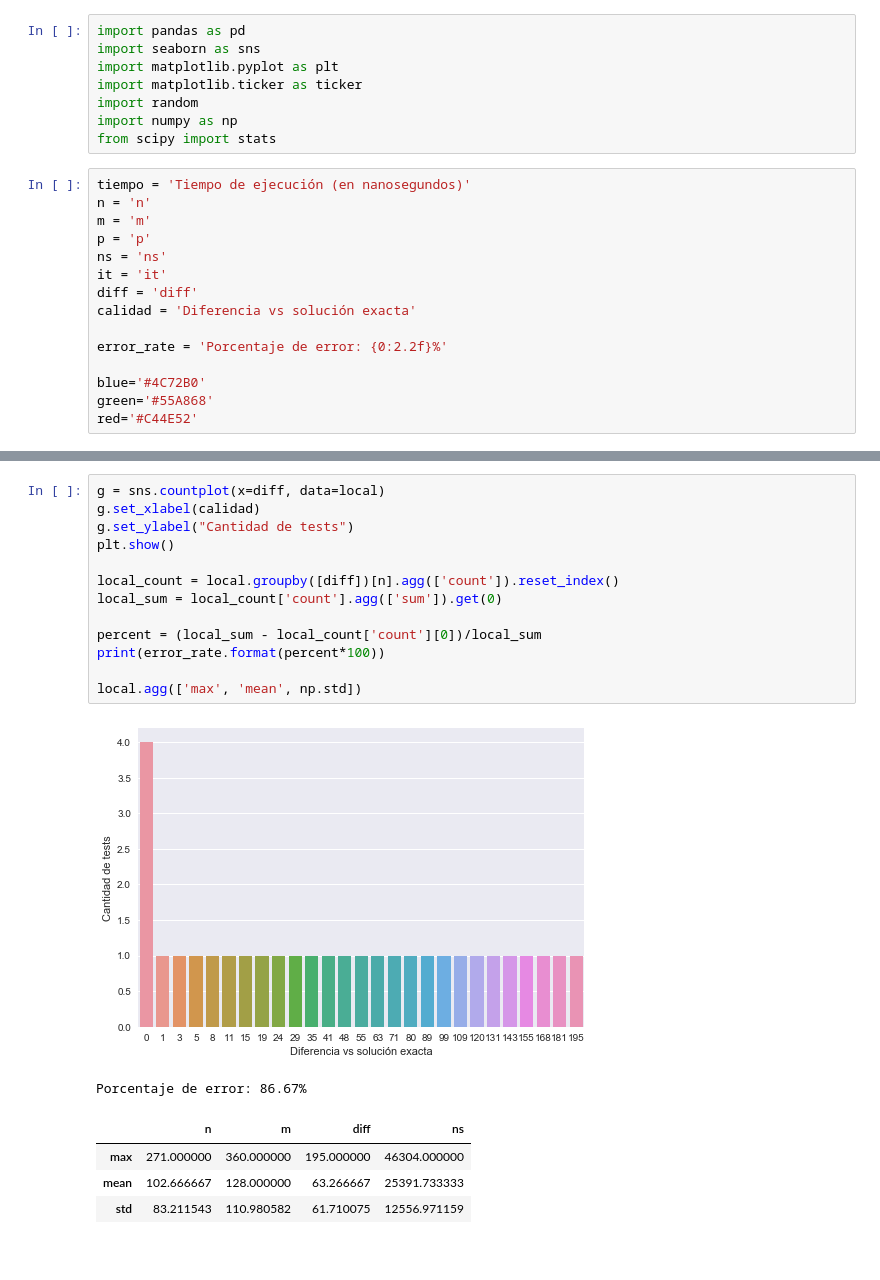
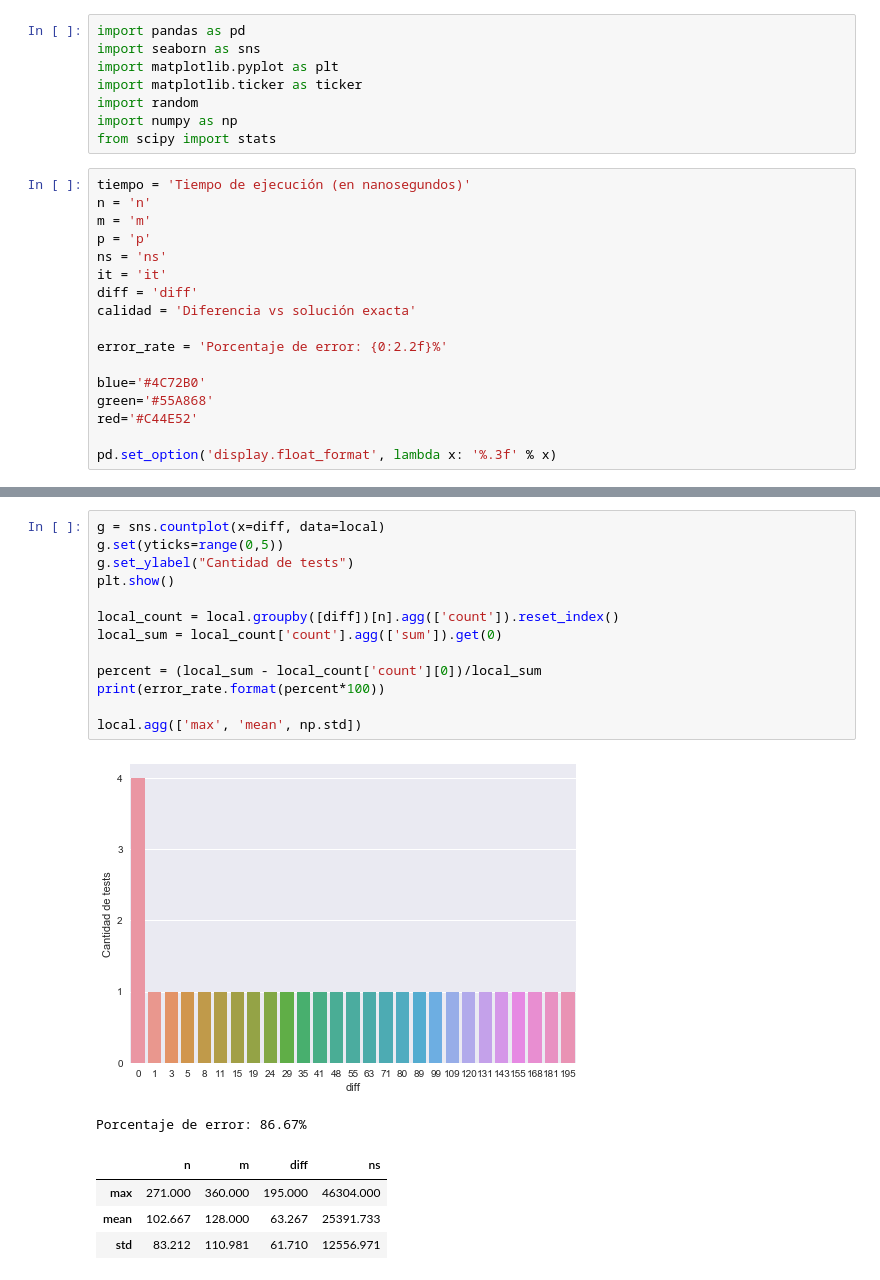
Before and after one commit to ZebaSz/algo3-tp3, a Jupyter notebook: informe/data/pathological/Pathological.ipynb, the cells around one changed output, grey strips where cells are left out. Saved outputs shown, nothing was run; the diff lists cells and outputs as text.

```diff
--- a/informe/data/pathological/Pathological.ipynb
+++ b/informe/data/pathological/Pathological.ipynb
@@ -21,6 +21,8 @@ error_rate = 'Porcentaje de error: {0:2.2f}%'
 blue='#4C72B0'
 green='#55A868'
 red='#C44E52'
+
+pd.set_option('display.float_format', lambda x: '%.3f' % x)
 # %%
 greedy = pd.read_csv('pathological-greedy.csv')
 greedy = greedy.groupby([n, m,diff]).min().reset_index()
@@ -53,20 +56,20 @@ Porcentaje de error: 86.67%
 # %%
 g = sns.countplot(x=diff, data=local)
-g.set_xlabel(calidad)
+g.set(yticks=range(0,5))
 g.set_ylabel("Cantidad de tests")
 plt.show()
 
 local_count = local.groupby([diff])[n].agg(['count']).reset_index()
 local_sum = local_count['count'].agg(['sum']).get(0)
 
 percent = (local_sum - local_count['count'][0])/local_sum
 print(error_rate.format(percent*100))
 
 local.agg(['max', 'mean', np.std])
 # %% [output]
-[figure, old version]
+[figure, new version]
 Porcentaje de error: 86.67%
 |  | n | m | diff | ns |
-| max | 271.000000 | 360.000000 | 195.000000 | 46304.000000 |
-| mean | 102.666667 | 128.000000 | 63.266667 | 25391.733333 |
-| std | 83.211543 | 110.980582 | 61.710075 | 12556.971159 |
+| max | 271.000 | 360.000 | 195.000 | 46304.000 |
+| mean | 102.667 | 128.000 | 63.267 | 25391.733 |
+| std | 83.212 | 110.981 | 61.710 | 12556.971 |
```
Also changed, not shown: parts of 8 cells of this notebook, 13 other files.
